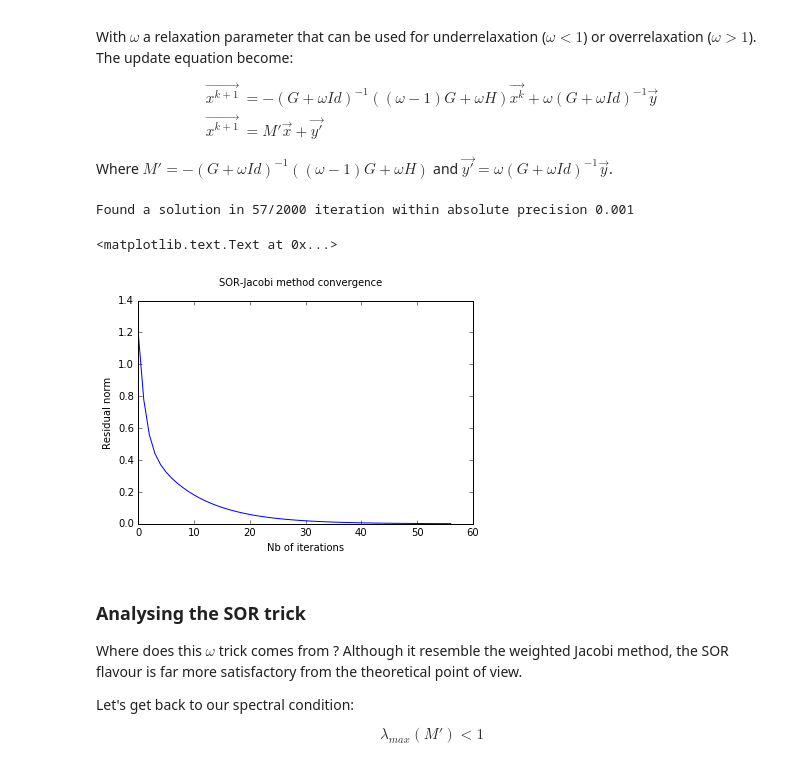
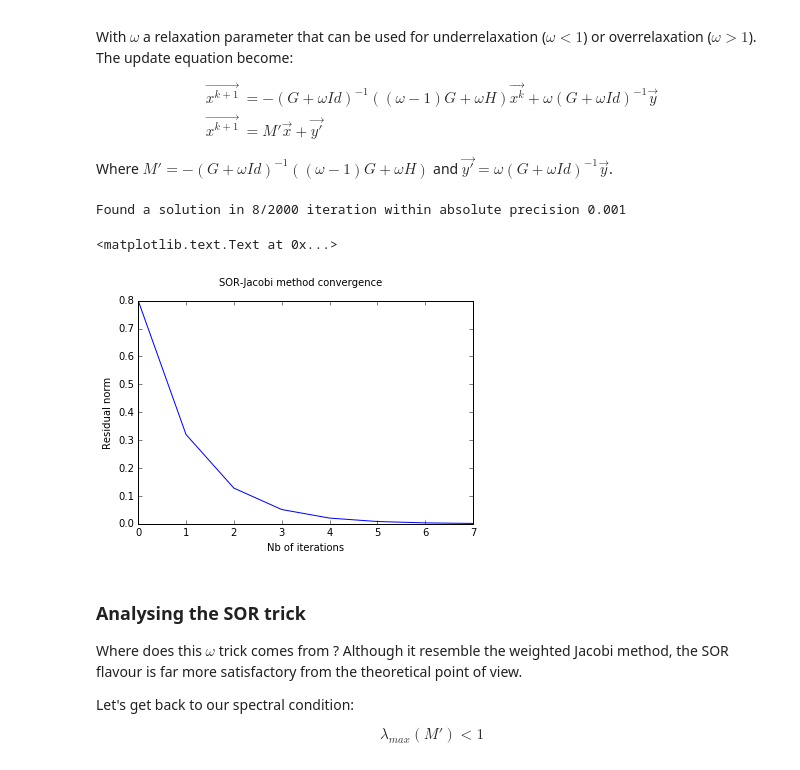
Before and after one commit to gnthibault/Optimisation-Python, a Jupyter notebook: FixedPointIterationsMethods.ipynb, the cells around one changed output. Saved outputs shown, nothing was run; the diff lists cells and outputs as text; code cells hidden in the pictures.

Commit message:
Changed some omega coefficients

```diff
--- a/FixedPointIterationsMethods.ipynb
+++ b/FixedPointIterationsMethods.ipynb
@@ -194,40 +194,40 @@ Implementing the SOR variation of Jacobi method
 #Now perform the new decomposition
 G = np.diag(np.diagonal(M))
 H = M-G-np.identity(H.shape[0])
-omega = 0.2
+omega = 1.5
 gwId = np.diag(1./(np.diagonal(G)+omega))
 M1=-np.dot(gwId,(omega-1.)*G+omega*H)
 Y1=omega*np.dot(gwId,Y)
 
 #Now solve
 Xk=np.zeros(M.shape[1])
 nbIter = 2000
 i = 0
 eps=1e-3
 residual = np.ones_like(Y)*(1+eps)
 err=[]
 
 while (i<nbIter) and not np.allclose(residual,0,atol=eps):
     #SOR Jacobi method
     Xk = np.dot(M1,Xk)+Y1
     residual = np.dot(M,Xk)-Y
     err.append(np.linalg.norm(residual))
     i += 1
 
 if i<nbIter:
     print "Found a solution in "+str(i)+"/"+str(nbIter)+" iteration within absolute precision "+str(eps)
 else:
     print "Jacobi iteration failed, residual norm is "+str(np.linalg.norm(residual))
 
 plt.figure()
 plt.suptitle("SOR-Jacobi method convergence")
 plt.plot(np.arange(i),err)
 plt.xlabel("Nb of iterations")
 plt.ylabel("Residual norm")
 # %% [output]
-Found a solution in 57/2000 iteration within absolute precision 0.001
+Found a solution in 8/2000 iteration within absolute precision 0.001
 <matplotlib.text.Text at 0x...>
-[figure, old version]
+[figure, new version]
 # %% [markdown]
 ### Analysing the SOR trick
 
```
Also changed, not shown: parts of 2 cells of this notebook.
